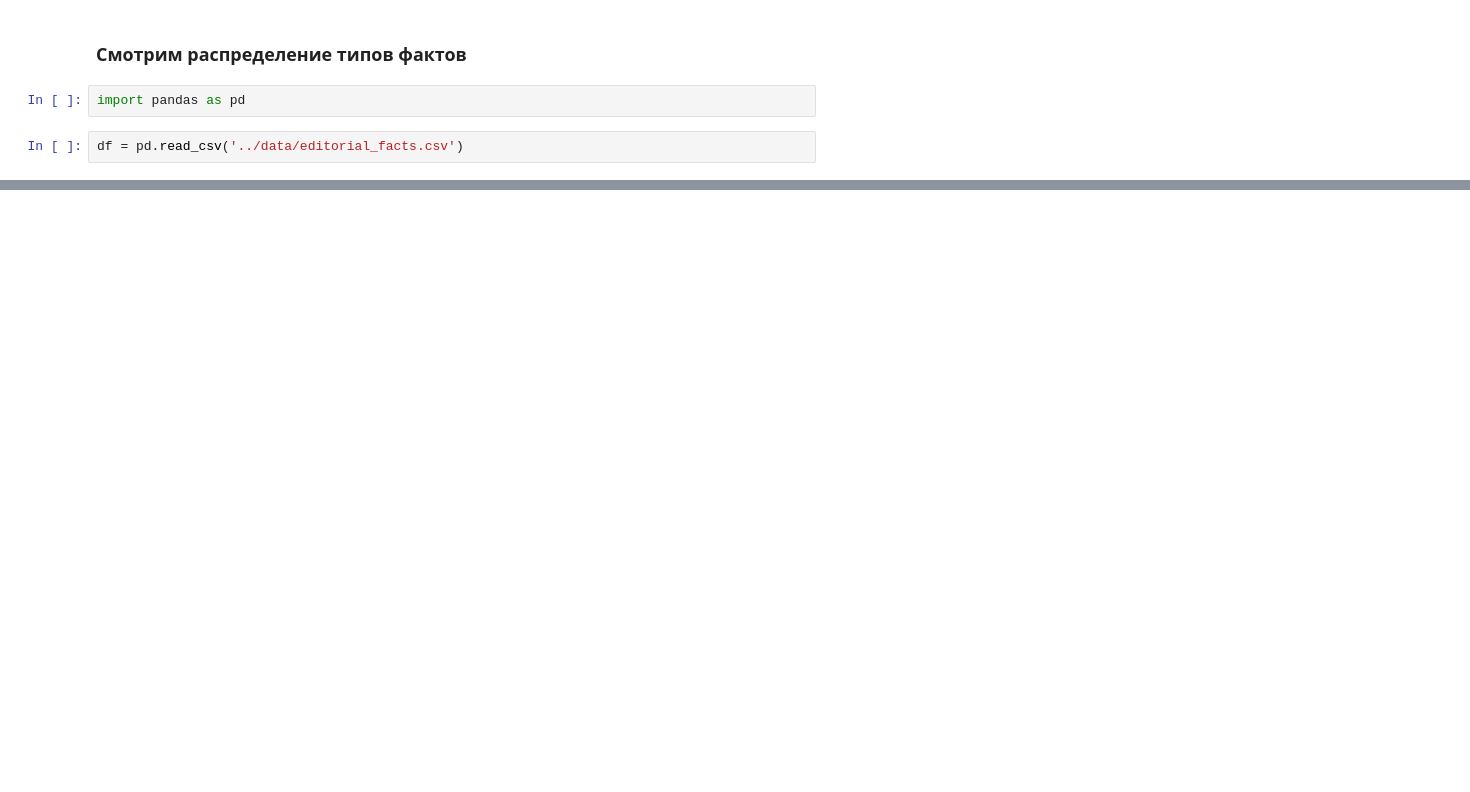
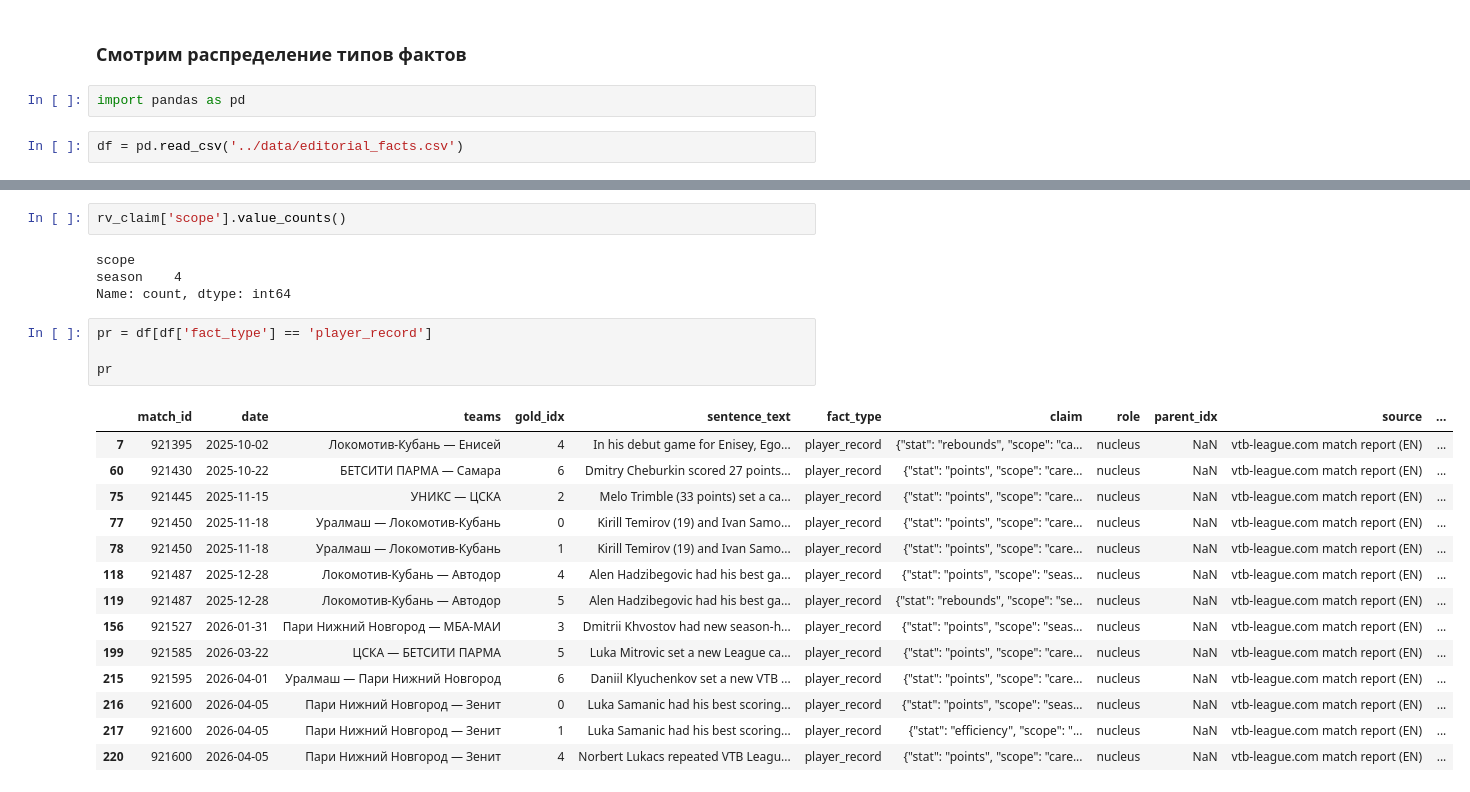
Before and after one commit to cnacibo/basketball-fact-ranking, a Jupyter notebook: research/notebooks/analyze_editorial_facts.ipynb, the cells around one changed output, grey strips where cells are left out. Saved outputs shown, nothing was run; the diff lists cells and outputs as text; blank space fills up the shorter version.

```diff
--- a/research/notebooks/analyze_editorial_facts.ipynb
+++ b/research/notebooks/analyze_editorial_facts.ipynb
@@ -26,0 +252,25 @@ Name: proportion, dtype: float64
+# %%
+rv_claim['scope'].value_counts()
+# %% [output]
+scope
+season    4
+Name: count, dtype: int64
+# %%
+pr = df[df['fact_type'] == 'player_record']
+
+pr
+# %% [output]
+|  | match_id | date | teams | gold_idx | sentence_text | fact_type | claim | role | parent_idx | source | ... |
+| 7 | 921395 | 2025-10-02 | Локомотив-Кубань — Енисей | 4 | In his debut game for Enisey, Ego... | player_record | {"stat": "rebounds", "scope": "ca... | nucleus | NaN | vtb-league.com match report (EN) | ... |
+| 60 | 921430 | 2025-10-22 | БЕТСИТИ ПАРМА — Самара | 6 | Dmitry Cheburkin scored 27 points... | player_record | {"stat": "points", "scope": "care... | nucleus | NaN | vtb-league.com match report (EN) | ... |
+| 75 | 921445 | 2025-11-15 | УНИКС — ЦСКА | 2 | Melo Trimble (33 points) set a ca... | player_record | {"stat": "points", "scope": "care... | nucleus | NaN | vtb-league.com match report (EN) | ... |
+| 77 | 921450 | 2025-11-18 | Уралмаш — Локомотив-Кубань | 0 | Kirill Temirov (19) and Ivan Samo... | player_record | {"stat": "points", "scope": "care... | nucleus | NaN | vtb-league.com match report (EN) | ... |
+| 78 | 921450 | 2025-11-18 | Уралмаш — Локомотив-Кубань | 1 | Kirill Temirov (19) and Ivan Samo... | player_record | {"stat": "points", "scope": "care... | nucleus | NaN | vtb-league.com match report (EN) | ... |
+| 118 | 921487 | 2025-12-28 | Локомотив-Кубань — Автодор | 4 | Alen Hadzibegovic had his best ga... | player_record | {"stat": "points", "scope": "seas... | nucleus | NaN | vtb-league.com match report (EN) | ... |
+| 119 | 921487 | 2025-12-28 | Локомотив-Кубань — Автодор | 5 | Alen Hadzibegovic had his best ga... | player_record | {"stat": "rebounds", "scope": "se... | nucleus | NaN | vtb-league.com match report (EN) | ... |
+| 156 | 921527 | 2026-01-31 | Пари Нижний Новгород — МБА-МАИ | 3 | Dmitrii Khvostov had new season-h... | player_record | {"stat": "points", "scope": "seas... | nucleus | NaN | vtb-league.com match report (EN) | ... |
+| 199 | 921585 | 2026-03-22 | ЦСКА — БЕТСИТИ ПАРМА | 5 | Luka Mitrovic set a new League ca... | player_record | {"stat": "points", "scope": "care... | nucleus | NaN | vtb-league.com match report (EN) | ... |
+| 215 | 921595 | 2026-04-01 | Уралмаш — Пари Нижний Новгород | 6 | Daniil Klyuchenkov set a new VTB ... | player_record | {"stat": "points", "scope": "care... | nucleus | NaN | vtb-league.com match report (EN) | ... |
+| 216 | 921600 | 2026-04-05 | Пари Нижний Новгород — Зенит | 0 | Luka Samanic had his best scoring... | player_record | {"stat": "points", "scope": "seas... | nucleus | NaN | vtb-league.com match report (EN) | ... |
+| 217 | 921600 | 2026-04-05 | Пари Нижний Новгород — Зенит | 1 | Luka Samanic had his best scoring... | player_record | {"stat": "efficiency", "scope": "... | nucleus | NaN | vtb-league.com match report (EN) | ... |
+| 220 | 921600 | 2026-04-05 | Пари Нижний Новгород — Зенит | 4 | Norbert Lukacs repeated VTB Leagu... | player_record | {"stat": "points", "scope": "care... | nucleus | NaN | vtb-league.com match report (EN) | ... |
```
Also changed, not shown: parts of 45 cells of this notebook, 3 other files.
